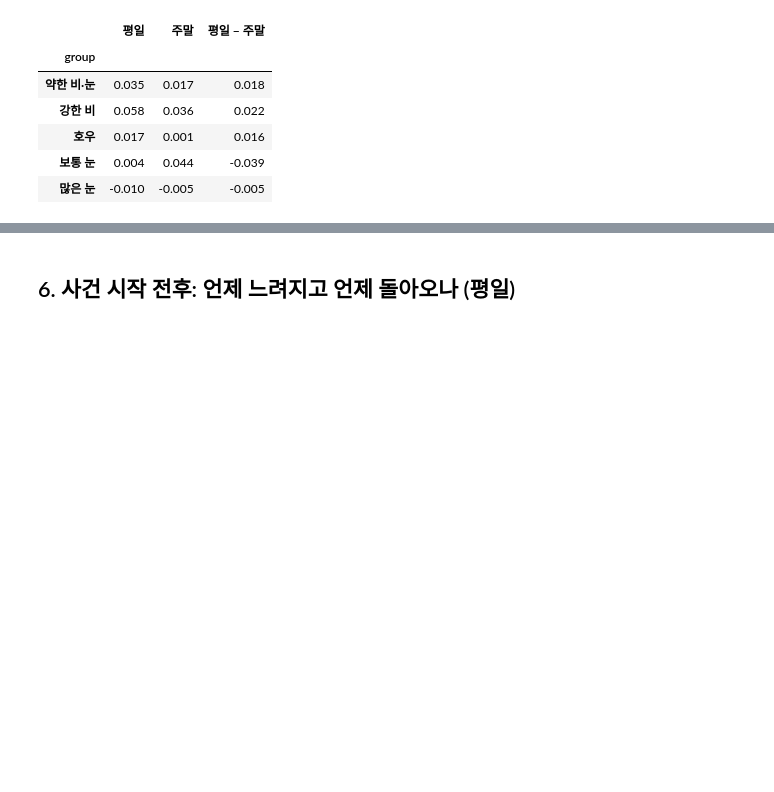
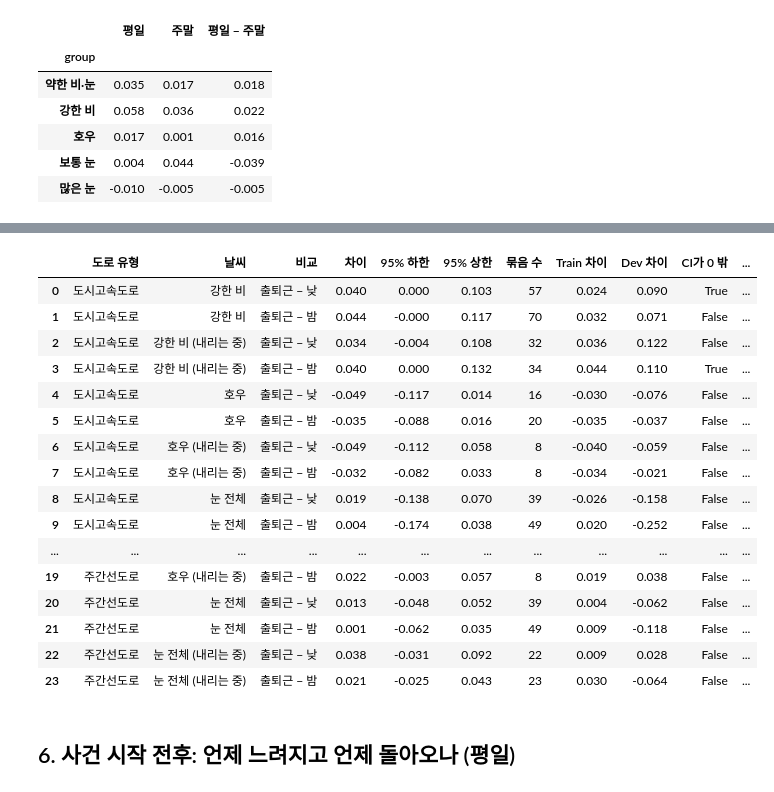
Before and after one commit to data-crawling-6/seoul-weather-traffic, a Jupyter notebook: notebooks/02_analysis/ljh_comparison.ipynb, the cells around one changed output, grey strips where cells are left out. Saved outputs shown, nothing was run; the diff lists cells and outputs as text; code cells hidden in the pictures; blank space fills up the shorter version.

```diff
--- a/notebooks/02_analysis/ljh_comparison.ipynb
+++ b/notebooks/02_analysis/ljh_comparison.ipynb
@@ -260,3 +338,37 @@ wk.round(3)
+# %%
+city_ft = (h.groupby(KEYS + ['function_type'], dropna=False)['ratio'].mean().reset_index().dropna(subset=['ratio']))
+FT_GROUPS = {'강한 비': ['강한 비'], '호우': ['호우'], '눈 전체': ['보통 눈', '많은 눈']}
+rows = []
+for ft in ['도시고속도로', '주간선도로']:
+    for gname, gs in FT_GROUPS.items():
+        for ph in [None, '내리는 중']:
+            for other in ['낮', '밤']:
+                base = city_ft[city_ft['function_type'].eq(ft) & city_ft['day2'].eq('평일') & city_ft['group'].isin(gs)]
+                if ph:
+                    base = base[base['phase'].eq(ph)]
+                rows.append({'도로 유형': ft, '날씨': gname + (' (내리는 중)' if ph else ''), '비교': f'출퇴근 − {other}',
+                             **compare(base, '출퇴근', other)})
+q3f = judge(pd.DataFrame(rows))
+q3f.to_csv(TAB / 'ljh_comparison_function_type_ci.csv', index=False, encoding='utf-8-sig')
+q3f.round(3)
+# %% [output]
+|  | 도로 유형 | 날씨 | 비교 | 차이 | 95% 하한 | 95% 상한 | 묶음 수 | Train 차이 | Dev 차이 | CI가 0 밖 | ... |
+| 0 | 도시고속도로 | 강한 비 | 출퇴근 − 낮 | 0.040 | 0.000 | 0.103 | 57 | 0.024 | 0.090 | True | ... |
+| 1 | 도시고속도로 | 강한 비 | 출퇴근 − 밤 | 0.044 | -0.000 | 0.117 | 70 | 0.032 | 0.071 | False | ... |
+| 2 | 도시고속도로 | 강한 비 (내리는 중) | 출퇴근 − 낮 | 0.034 | -0.004 | 0.108 | 32 | 0.036 | 0.122 | False | ... |
+| 3 | 도시고속도로 | 강한 비 (내리는 중) | 출퇴근 − 밤 | 0.040 | 0.000 | 0.132 | 34 | 0.044 | 0.110 | True | ... |
+| 4 | 도시고속도로 | 호우 | 출퇴근 − 낮 | -0.049 | -0.117 | 0.014 | 16 | -0.030 | -0.076 | False | ... |
+| 5 | 도시고속도로 | 호우 | 출퇴근 − 밤 | -0.035 | -0.088 | 0.016 | 20 | -0.035 | -0.037 | False | ... |
+| 6 | 도시고속도로 | 호우 (내리는 중) | 출퇴근 − 낮 | -0.049 | -0.112 | 0.058 | 8 | -0.040 | -0.059 | False | ... |
+| 7 | 도시고속도로 | 호우 (내리는 중) | 출퇴근 − 밤 | -0.032 | -0.082 | 0.033 | 8 | -0.034 | -0.021 | False | ... |
+| 8 | 도시고속도로 | 눈 전체 | 출퇴근 − 낮 | 0.019 | -0.138 | 0.070 | 39 | -0.026 | -0.158 | False | ... |
+| 9 | 도시고속도로 | 눈 전체 | 출퇴근 − 밤 | 0.004 | -0.174 | 0.038 | 49 | 0.020 | -0.252 | False | ... |
+| ... | ... | ... | ... | ... | ... | ... | ... | ... | ... | ... | ... |
+| 19 | 주간선도로 | 호우 (내리는 중) | 출퇴근 − 밤 | 0.022 | -0.003 | 0.057 | 8 | 0.019 | 0.038 | False | ... |
+| 20 | 주간선도로 | 눈 전체 | 출퇴근 − 낮 | 0.013 | -0.048 | 0.052 | 39 | 0.004 | -0.062 | False | ... |
+| 21 | 주간선도로 | 눈 전체 | 출퇴근 − 밤 | 0.001 | -0.062 | 0.035 | 49 | 0.009 | -0.118 | False | ... |
+| 22 | 주간선도로 | 눈 전체 (내리는 중) | 출퇴근 − 낮 | 0.038 | -0.031 | 0.092 | 22 | 0.009 | 0.028 | False | ... |
+| 23 | 주간선도로 | 눈 전체 (내리는 중) | 출퇴근 − 밤 | 0.021 | -0.025 | 0.043 | 23 | 0.030 | -0.064 | False | ... |
 # %% [markdown]
 ## 6. 사건 시작 전후: 언제 느려지고 언제 돌아오나 (평일)
 # %%
```
Also changed, not shown: parts of 8 cells of this notebook, 3 other files.
